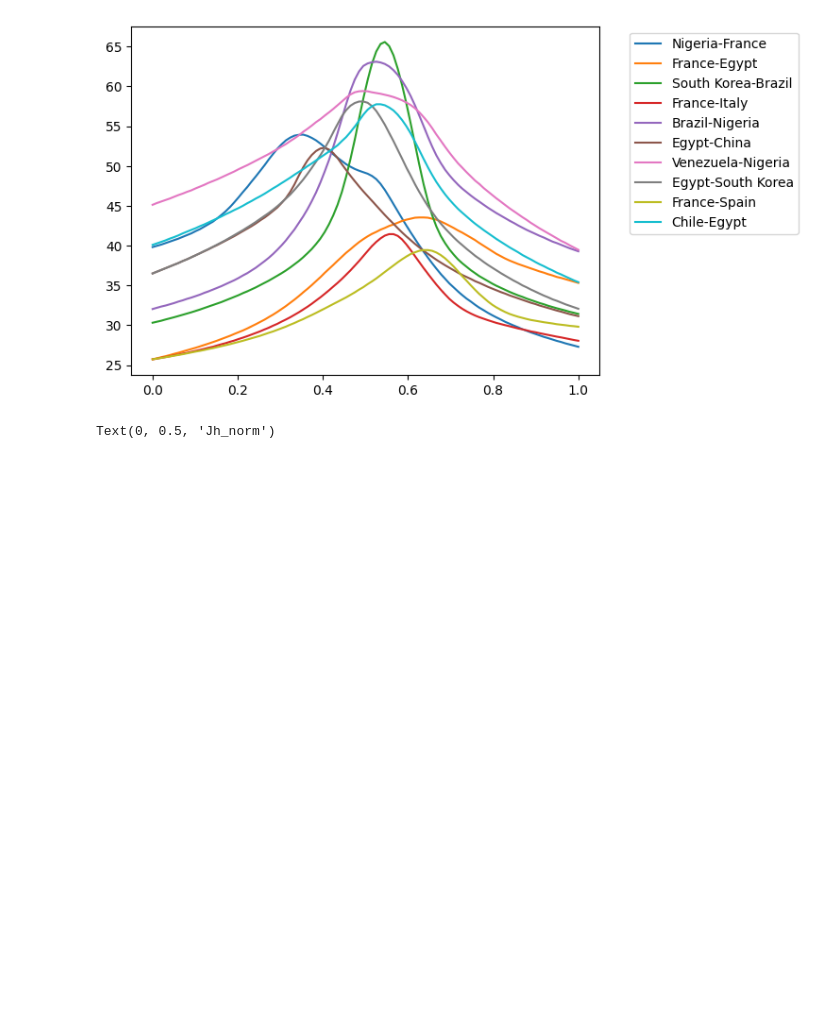
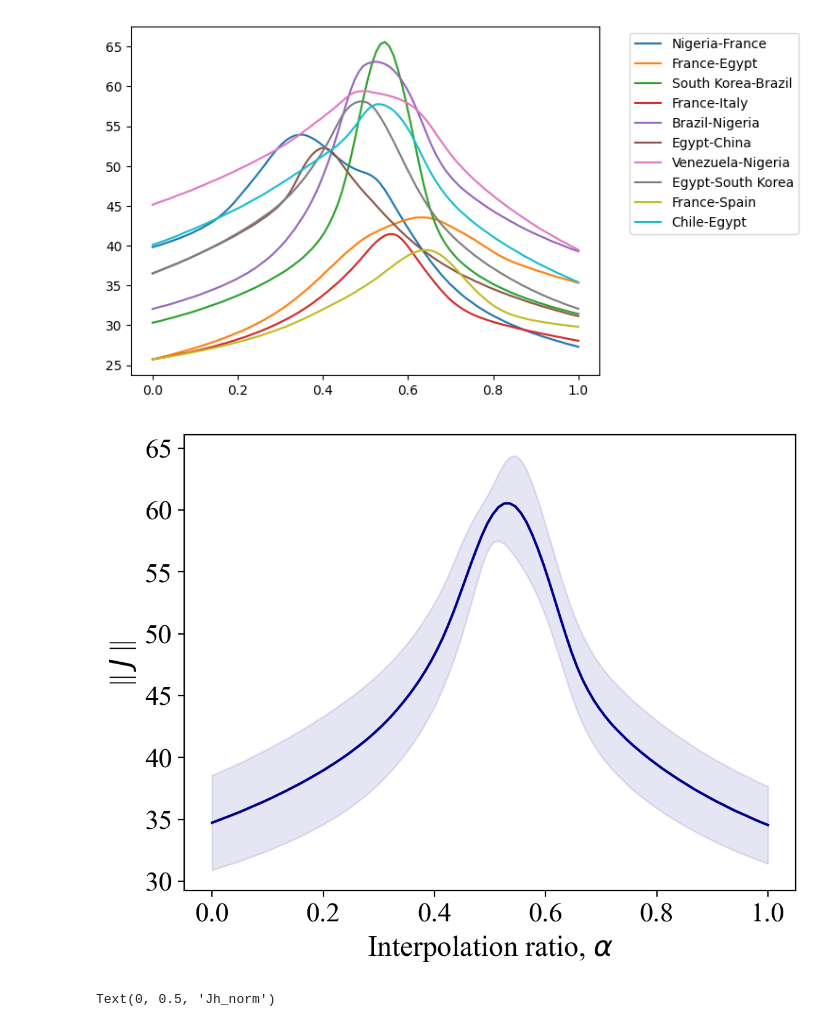
Before and after one commit to evandez/relations, a Jupyter notebook: notebooks/interpolation_experiment.ipynb, the cells around one changed output. Cells and saved outputs as stored; diff of their text form; code cells hidden in the pictures; blank space fills up the shorter version.

```diff
--- a/notebooks/interpolation_experiment.ipynb
+++ b/notebooks/interpolation_experiment.ipynb
@@ -207,6 +195,49 @@ plt.legend(bbox_to_anchor=(1.05, 1), loc='upper left')
 # %% [output]
 <matplotlib.legend.Legend at 0x...>
 [figure]
+# %%
+filter_trials = ["South Korea-Brazil", "Brazil-Nigeria", "Egypt-South Korea", "Chile-Egypt"]
+trial_results = []
+for trial, label in zip(W_norms, labels):
+    if label not in filter_trials:
+        continue
+    trial_results.append(trial)
+    # plt.plot(np.linspace(0, 1, interpolation_steps), trial, label=label)
+# plt.legend(bbox_to_anchor=(1.05, 1), loc='upper left')
+
+trial_results = np.array(trial_results)
+trial_results_mean = trial_results.mean(axis=0)
+trial_results_std = trial_results.std(axis=0)
+
+
+fig_dir = "figures/figs"
+#####################################################################################
+plt.rcdefaults()
+color = "darkblue"
+plt.rcParams["figure.dpi"] = 200
+plt.rcParams["font.family"] = "Times New Roman"
+
+SMALL_SIZE = 12
+MEDIUM_SIZE = 16
+BIGGER_SIZE = 18
+
+plt.rc("font", size=SMALL_SIZE)  # controls default text sizes
+plt.rc("axes", labelsize=MEDIUM_SIZE+1)  # fontsize of the x and y labels
+plt.rc("xtick", labelsize=MEDIUM_SIZE)  # fontsize of the tick labels
+plt.rc("ytick", labelsize=MEDIUM_SIZE)  # fontsize of the tick labels
+plt.rc("legend", fontsize=SMALL_SIZE)  # legend fontsize
+plt.rc("figure", titlesize=50)  # fontsize of the figure title
+#####################################################################################
+
+x = np.linspace(0, 1, interpolation_steps)
+plt.plot(x, trial_results_mean, color=color)
+plt.fill_between(x, trial_results_mean - trial_results_std, trial_results_mean + trial_results_std, alpha=0.1, color = color)
+plt.xlabel("Interpolation ratio, $\\alpha$")
+plt.ylabel("|| $J$ ||")
+
+plt.savefig(f"{fig_dir}/j_underestimation.pdf", bbox_inches="tight")
+# %% [output]
+[figure, added]
 # %%
 # J(h2 - h1)
 for trial, label in zip(J_delta_h, labels):
```
Also changed, not shown: parts of 6 cells of this notebook, 18 other files.
